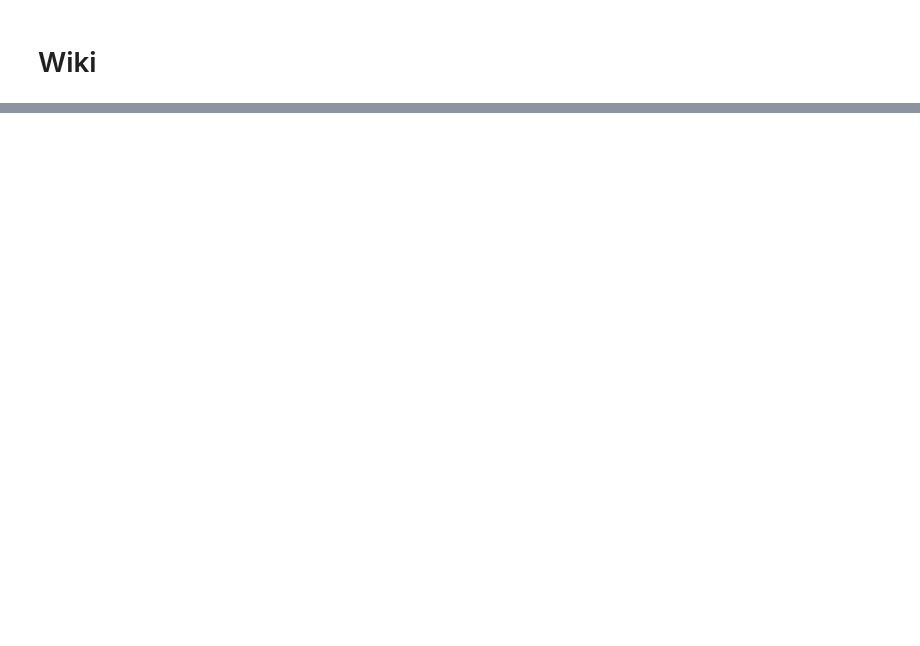
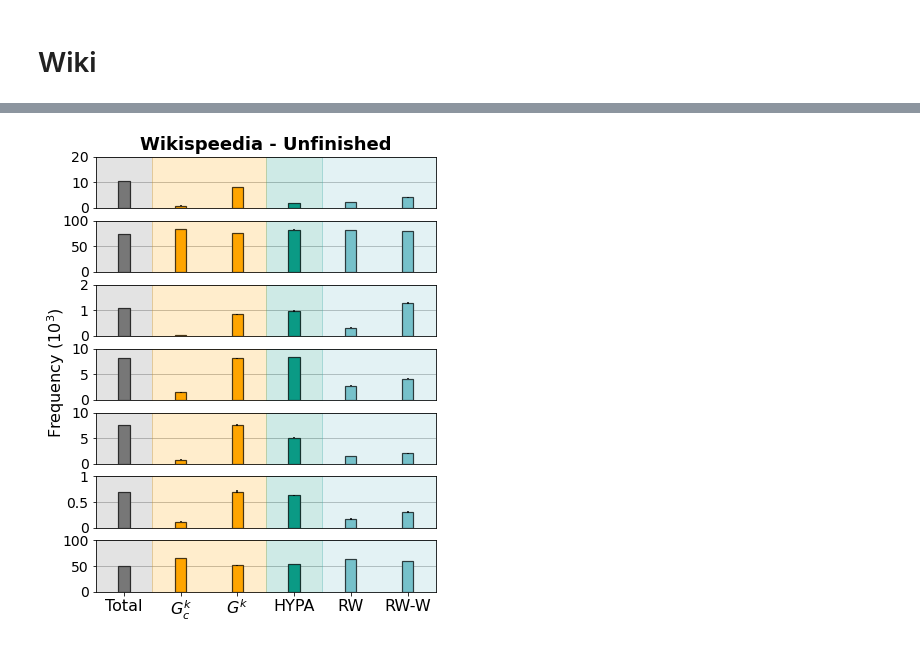
Before and after one commit to tlarock/DeBruijnNets.jl, a Jupyter notebook: scripts/motif_sampling_results.ipynb, the cells around one changed output, grey strips where cells are left out. Drawn from its saved outputs; the diff is of its cells as text; code cells hidden in the pictures; blank space fills up the shorter version.

```diff
--- a/scripts/motif_sampling_results.ipynb
+++ b/scripts/motif_sampling_results.ipynb
@@ -136,36 +190,40 @@ plot_motif_row(plot_data, mapping=mapping, normalized_y=False, log_y=False, ylab
 # %%
-input_path = '../../results/motifs/wikispeedia_unfinished_all.ngram'
+input_path = '../results/motifs/wikispeedia_unfinished_all.ngram'
 title = "Wikispeedia - Unfinished"
 normalized = False
-rw_data = get_lg_julia(input_path + '_k-{}_e-{}_bn_ww.csv',
-                        kvals=kvals, keys=keys[3:])
-
-# lgs brute force
-lgs_bf = get_lg_julia(input_path + '_k-{}_e-lg-s_bn_ww_wpn--1.csv',
+# Complete DeBruijn graph sample
+lgs_bf = read_julia_output(input_path + '_k-{}_e-cdg_bn_ww_wpn--1.csv',
                         kvals=kvals, keys=[keys[0]])
 
-bdg = get_lg_julia(input_path + '_k-{}_e-bdg.csv',
+# Observe DeBruijn graph sample
+bdg = read_julia_output(input_path + '_k-{}_e-odg.csv',
                         kvals=kvals, keys=[keys[1]])
 
-h_data = get_plot_data(filename=input_path + '_k-{}_e-{}_w.pickle',
-                          normalized=normalized, keys=keys[2], kvals=kvals)
+# Hypa sample
+h_data = read_julia_output(filename=input_path + '_k-{}_e-{}.csv',
+                        kvals=kvals, keys=keys[2])
+
+rw_data = read_julia_output(input_path + '_k-{}_e-{}.csv',
+                        kvals=kvals, keys=keys[3:])
 plot_data = dict()
 for motif in rw_data:
     plot_data[motif] = dict()
     plot_data[motif]['frequency'] = lgs_bf[motif]['frequency']
     plot_data[motif]['avg_lg-s'] = lgs_bf[motif]['avg_lg-s']
     plot_data[motif]['std_lg-s'] = lgs_bf[motif]['std_lg-s']
     plot_data[motif]['avg_bdg'] = bdg[motif]['avg_bdg']
     plot_data[motif]['std_bdg'] = bdg[motif]['std_bdg']
     plot_data[motif]['avg_h'] = h_data[motif]['avg_h']
     plot_data[motif]['std_h'] = h_data[motif]['std_h']
     plot_data[motif]['avg_rw-uw']= rw_data[motif]['avg_rw-uw']
     plot_data[motif]['std_rw-uw']= rw_data[motif]['std_rw-uw']
     plot_data[motif]['avg_rw-w']= rw_data[motif]['avg_rw-w']
     plot_data[motif]['std_rw-w']= rw_data[motif]['std_rw-w']
 
 
 # Finished
 plot_motif_row(plot_data, mapping=mapping, normalized_y=False, log_y=False, ylabel_xcord=-0.08, rescale_yticks=True,
             plot_hypa=False, plot_motifs=False, title=title, keys=keys, xticklabels=xticklabels,
-              output_file='../../paper/sequential-motifs/figures/wikispeedia_unfinished_all.ngram.pdf')
+              output_file='../results/figures/wikispeedia_unfinished_all.ngram.pdf')
+# %% [output]
+[figure, added]
```
Also changed, not shown: parts of 5 cells of this notebook, 1 other file.
